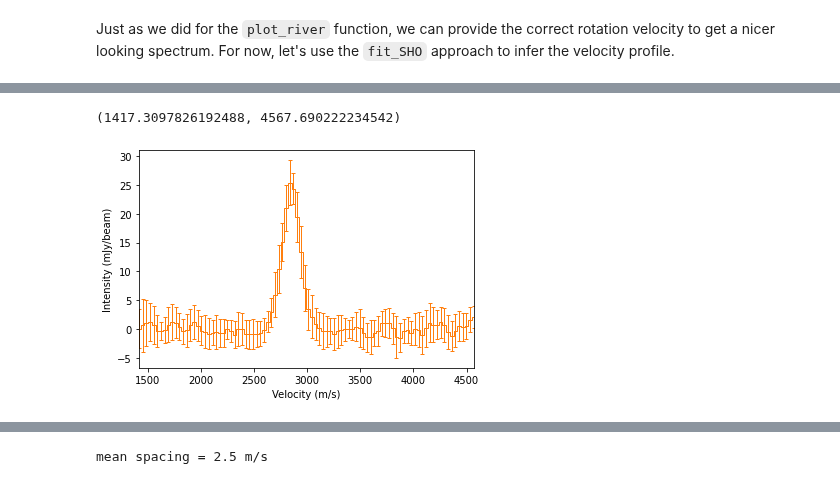
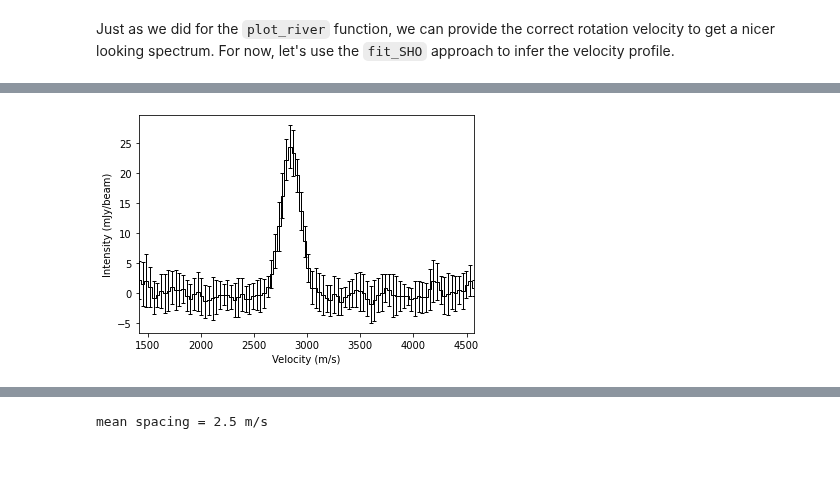
Before and after one commit to richteague/eddy, a Jupyter notebook: docs/tutorials/tutorial_4.ipynb, the cells around one changed output, grey strips where cells are left out. Drawn from its saved outputs; the diff is of its cells as text; code cells hidden in the pictures.

```diff
--- a/docs/tutorials/tutorial_4.ipynb
+++ b/docs/tutorials/tutorial_4.ipynb
@@ -53,10 +58,4 @@ x, y, dy = annulus.deprojected_spectrum(vrot=v_phi)
-# %%
-fig, ax = plt.subplots()
-ax.errorbar(x, y * 1e3, dy * 1e3, fmt=' ', capsize=2.0, lw=1.0, color='C1')
-ax.step(x, y * 1e3, where='mid', lw=1.0, color='C1')
-ax.set_ylabel('Intensity (mJy/beam)')
-ax.set_xlabel('Velocity (m/s)')
-ax.set_xlim(x.min(), x.max())
-# %% [output]
-(1417.3097826192488, 4567.690222234542)
-[figure, removed]
+# %%
+annulus.plot_spectrum(vrot=v_phi)
+# %% [output]
+[figure, added]
```
Also changed, not shown: parts of 18 cells of this notebook, 5 other files.
